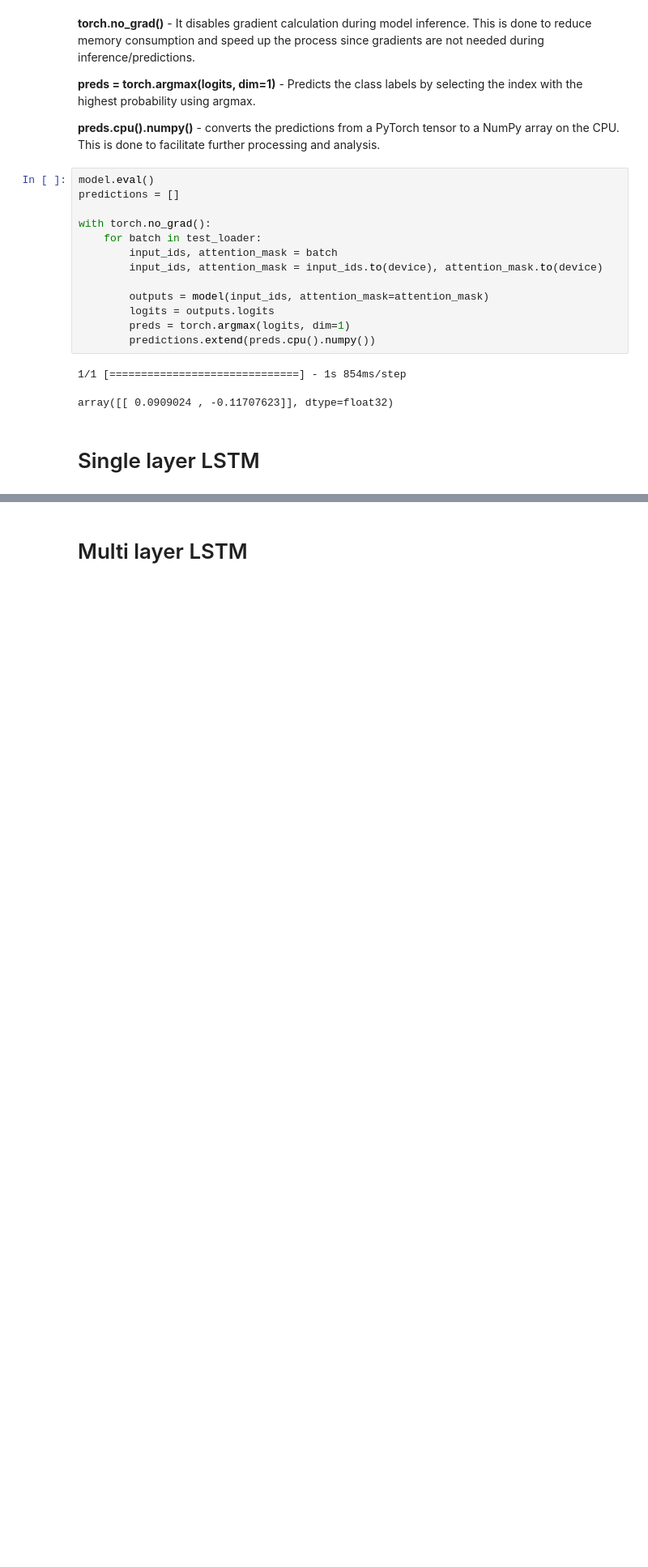
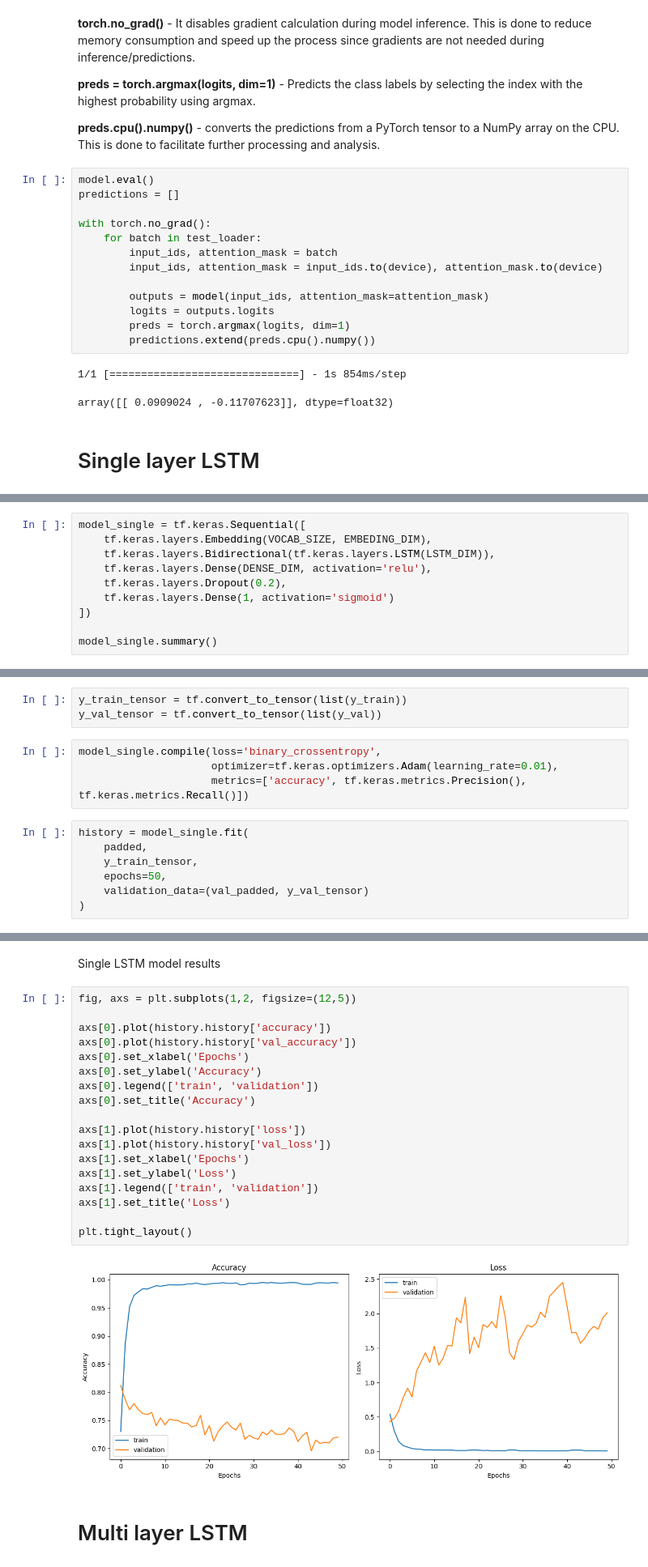
Before and after one commit to Maksym-Kryvenko/NLP_with_Disaster_Tweets, a Jupyter notebook: main.ipynb, the cells around one changed output, grey strips where cells are left out. Shown at 81% size. Cells and saved outputs as stored; diff of their text form; blank space fills up the shorter version.

Commit message:
Complited notebook. Added LSTM models.

```diff
--- a/main.ipynb
+++ b/main.ipynb
@@ -598,0 +664,10 @@ array([[ 0.0909024 , -0.11707623]], dtype=float32)
+# %%
+model_single = tf.keras.Sequential([
+    tf.keras.layers.Embedding(VOCAB_SIZE, EMBEDING_DIM),
+    tf.keras.layers.Bidirectional(tf.keras.layers.LSTM(LSTM_DIM)),
+    tf.keras.layers.Dense(DENSE_DIM, activation='relu'),
+    tf.keras.layers.Dropout(0.2),
+    tf.keras.layers.Dense(1, activation='sigmoid')
+])
+
+model_single.summary()
@@ -598,0 +695,14 @@ array([[ 0.0909024 , -0.11707623]], dtype=float32)
+# %%
+y_train_tensor = tf.convert_to_tensor(list(y_train))
+y_val_tensor = tf.convert_to_tensor(list(y_val))
+# %%
+model_single.compile(loss='binary_crossentropy',
+                     optimizer=tf.keras.optimizers.Adam(learning_rate=0.01),
+                     metrics=['accuracy', tf.keras.metrics.Precision(), tf.keras.metrics.Recall()])
+# %%
+history = model_single.fit(
+    padded,
+    y_train_tensor,
+    epochs=50,
+    validation_data=(val_padded, y_val_tensor)
+)
@@ -599,2 +727,24 @@ array([[ 0.0909024 , -0.11707623]], dtype=float32)
+# %% [markdown]
+Single LSTM model results
+# %%
+fig, axs = plt.subplots(1,2, figsize=(12,5))
+
+axs[0].plot(history.history['accuracy'])
+axs[0].plot(history.history['val_accuracy'])
+axs[0].set_xlabel('Epochs')
+axs[0].set_ylabel('Accuracy')
+axs[0].legend(['train', 'validation'])
+axs[0].set_title('Accuracy')
+
+axs[1].plot(history.history['loss'])
+axs[1].plot(history.history['val_loss'])
+axs[1].set_xlabel('Epochs')
+axs[1].set_ylabel('Loss')
+axs[1].legend(['train', 'validation'])
+axs[1].set_title('Loss')
+
+plt.tight_layout()
+# %% [output]
+[figure, added]
 # %% [markdown]
 # Multi layer LSTM
```
Also changed, not shown: parts of 37 cells of this notebook.
